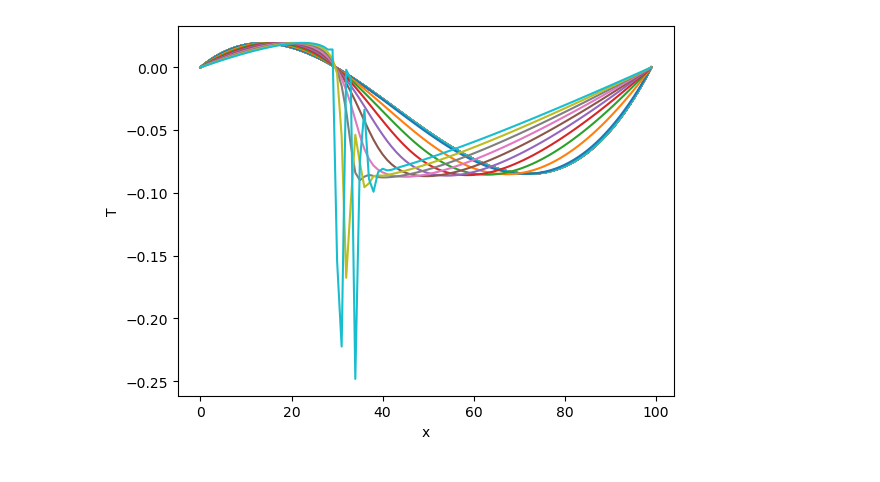
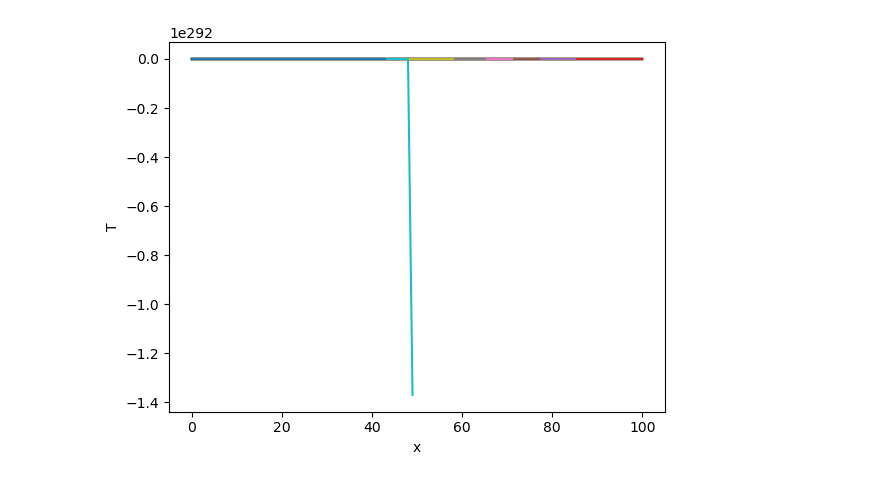
Before and after one commit to Miller-Ryan-1/csueb_phys, a Jupyter notebook: numerical_pdes/inviscid_burgers.ipynb, the cells around one changed output. Cells and saved outputs as stored; diff of their text form; code cells hidden in the pictures.

```diff
--- a/numerical_pdes/inviscid_burgers.ipynb
+++ b/numerical_pdes/inviscid_burgers.ipynb
@@ -9,7 +13,7 @@ t_max = 5
 dx = .01
 dt = .1
 
-Nx = int(L/dx)
+Nx = int(L/dx) + 1
 Nt = int(t_max/.1)
 
 x_grid = np.linspace(0,L,Nx)
@@ -20,7 +24,7 @@ U = []
 u_t_x_0 = []
 
 for x in x_grid:
-    u_t_x_0.append(x*(x-.3)*(x-1))
+    u_t_x_0.append(x*(x-1)*(x-3))
     U.append(u_t_x_0)
 # %%
 for i in range(Nt):
@@ -43,9 +63,9 @@ for i in range(Nt):
 # %%
 # Plotting t = 0 to t = 1000, in 20dt increments
-for i in np.arange(0,len(U),5):
+for i in np.arange(0,len(U[:500]),5):
     plt.plot(U[i])
     plt.xlabel('x')
     plt.ylabel('T')
 plt.show()
 # %% [output]
-[figure, old version]
+[figure, new version]
```
Also changed, not shown: parts of 9 cells of this notebook, 6 other files.
